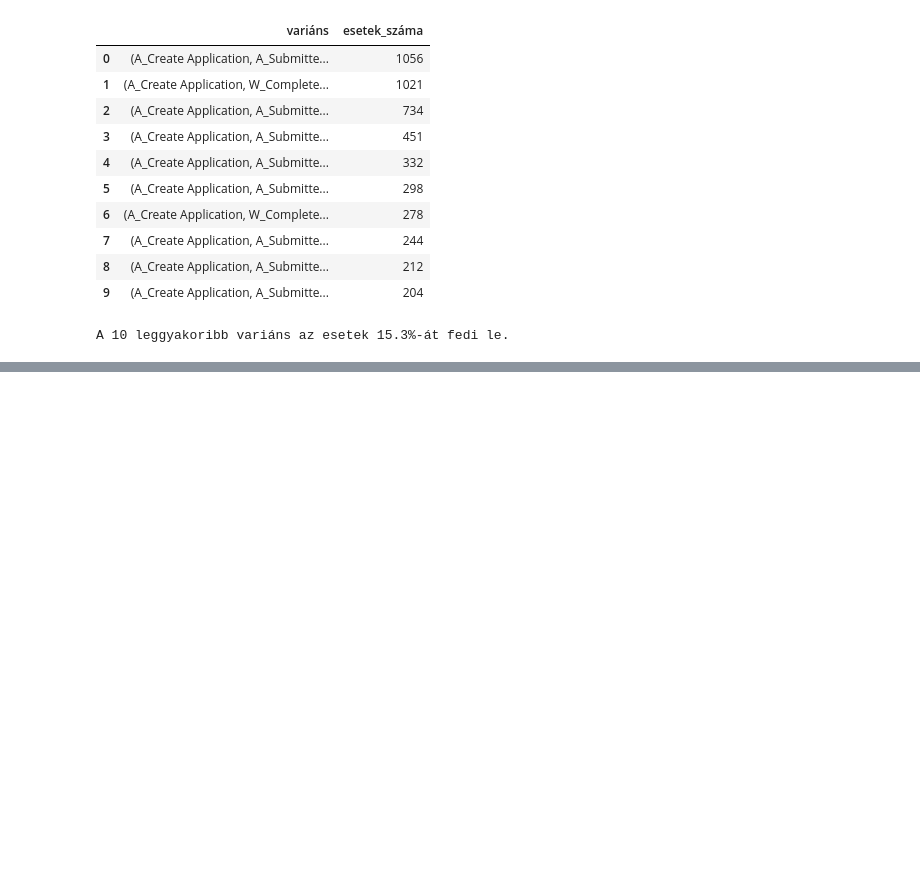
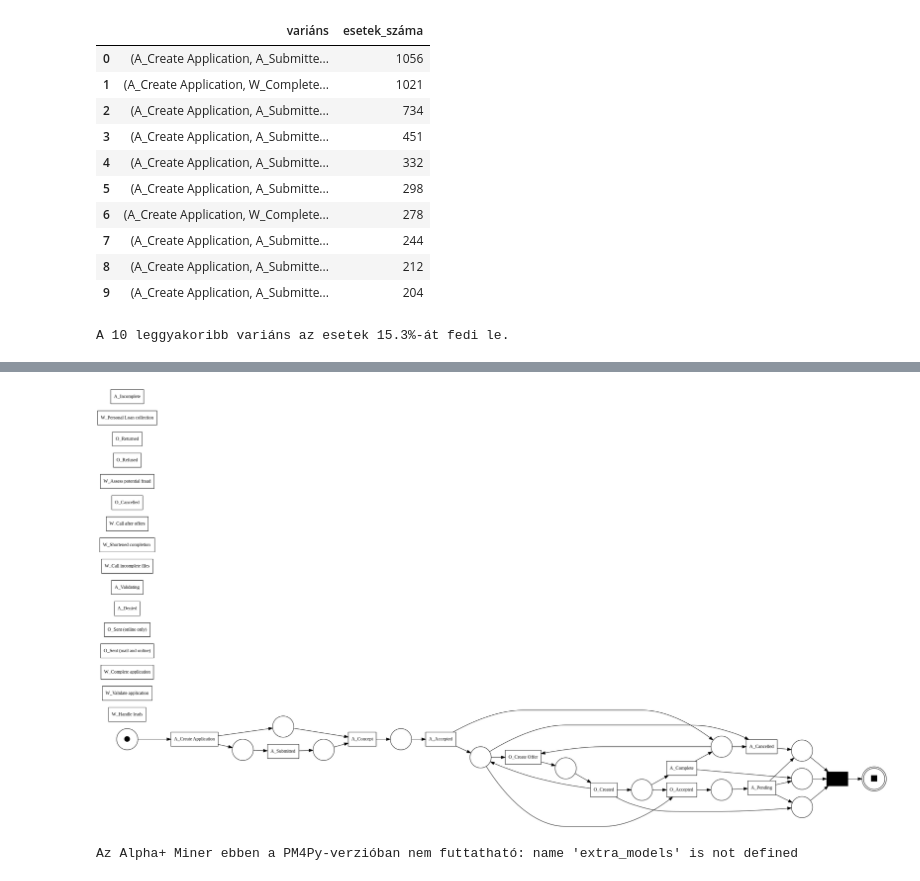
Before and after one commit to csnorbi18/Projekt, a Jupyter notebook: BPI_Challenge_2017.ipynb, the cells around one changed output, grey strips where cells are left out. Saved outputs shown, nothing was run; the diff lists cells and outputs as text; code cells hidden in the pictures; blank space fills up the shorter version.

```diff
--- a/BPI_Challenge_2017.ipynb
+++ b/BPI_Challenge_2017.ipynb
@@ -305,0 +615,2 @@ plt.show()
+# %%
+extra_models = {}
@@ -305,0 +645,11 @@ plt.show()
+# %%
+# Alpha+ Miner – opcionális, mert a PM4Py API-ban deprecated.
+try:
+    net_alpha_plus, im_alpha_plus, fm_alpha_plus = pm4py.discover_petri_net_alpha_plus(log)
+    pm4py.view_petri_net(net_alpha_plus, im_alpha_plus, fm_alpha_plus)
+    extra_models["Alpha+ Miner"] = (net_alpha_plus, im_alpha_plus, fm_alpha_plus)
+except Exception as e:
+    print("Az Alpha+ Miner ebben a PM4Py-verzióban nem futtatható:", e)
+# %% [output]
+[figure, added]
+Az Alpha+ Miner ebben a PM4Py-verzióban nem futtatható: name 'extra_models' is not defined
```
Also changed, not shown: parts of 22 cells of this notebook.
